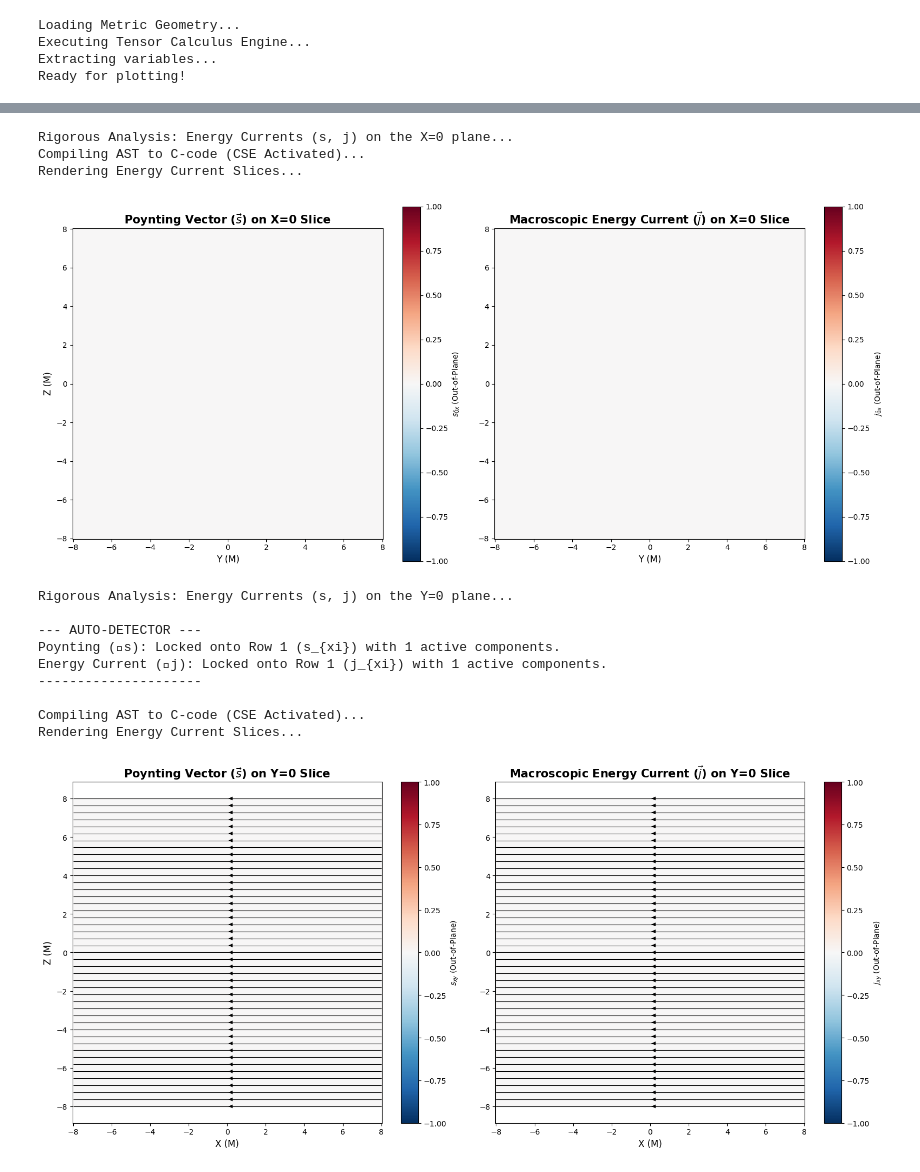
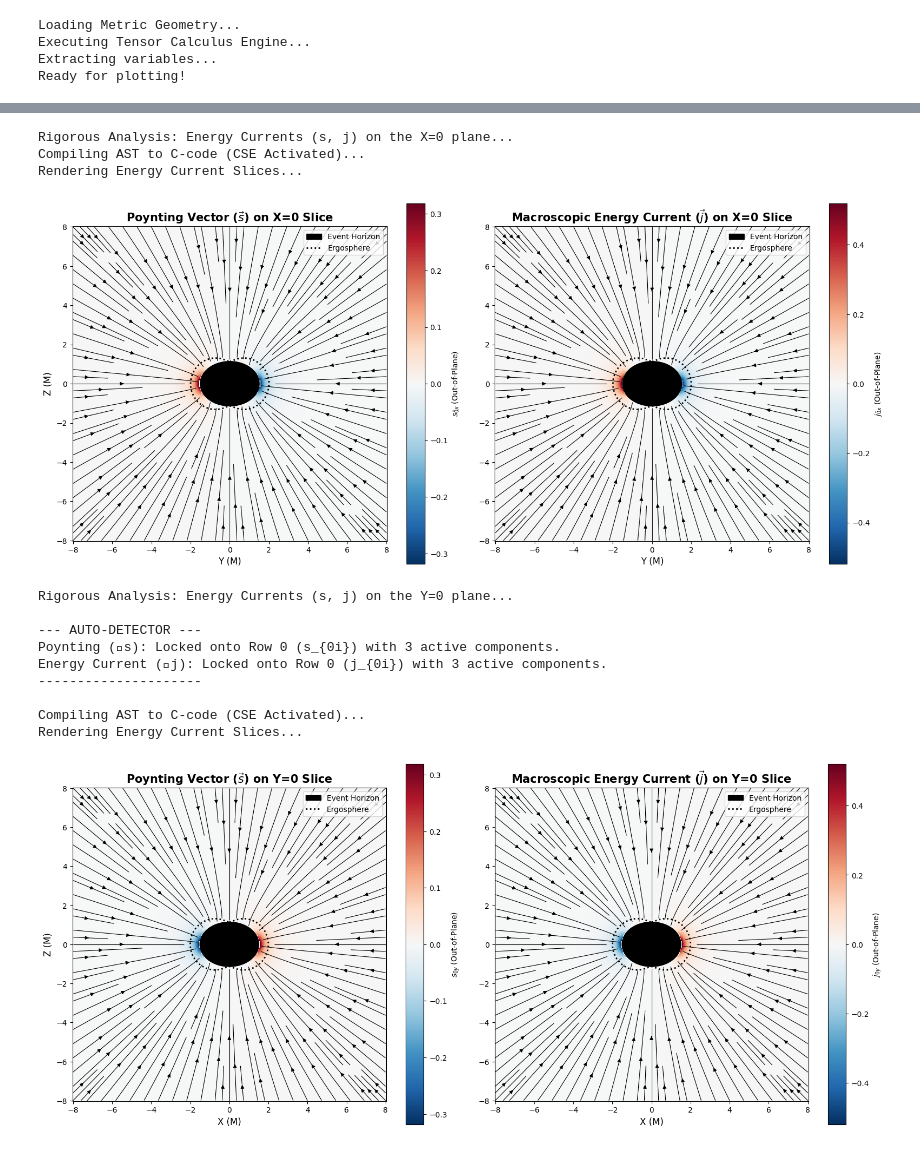
Before and after one commit to 1Aadi0/bbh-gem, a Jupyter notebook: notebooks/modular.ipynb, the cells around one changed output, grey strips where cells are left out. Cells and saved outputs as stored; diff of their text form; code cells hidden in the pictures.

```diff
--- a/notebooks/modular.ipynb
+++ b/notebooks/modular.ipynb
@@ -19,7 +19,7 @@ from Testsymbolicengine import (
 
 # 3. Load the geometry
 print("Loading Metric Geometry...")
-metric_data = get_flrw_cartesian() # Load Kerr-Schild!
+metric_data = get_schwarzschild_isotropic()  # Change this to load different metrics as needed
 
 # 4. Execute the engine
 print("Executing Tensor Calculus Engine...")
@@ -2176,7 +2176,7 @@ else:
 Rigorous Analysis: Energy Currents (s, j) on the X=0 plane...
 Compiling AST to C-code (CSE Activated)...
 Rendering Energy Current Slices...
-[figure, old version]
+[figure, new version]
 # %%
 #Auto Detector
 
@@ -2468,7 +2468,7 @@ SLICE_PLANE = 'Y' # Slice the Cartesian geometry (X, Y, or Z)
 
 m_val = 1.0
 q_val = 0.8
-a_val = 0.8
+a_val = 0.99
 qm_val = 0.8
 
 param_dict = {}
@@ -2476,36 +2476,36 @@ if M is not None: param_dict[M] = m_val
 if Q is not None: param_dict[Q] = q_val
 if a is not None: param_dict[a] = a_val
 if Qm is not None: param_dict[Qm] = qm_val
 if syms.get('a_t') is not None:
     param_dict[syms['a_t']] = 1.0
     param_dict[sp.diff(syms['a_t'], syms['t'])] = 0.5
 
 if x is not None:
     if a is not None: horizon_r = m_val + np.sqrt(m_val**2 - a_val**2)
     elif Q is not None: horizon_r = 0.5 * np.sqrt(m_val**2 - q_val**2)
     elif M is None: horizon_r = None
     else: horizon_r = m_val / 2.0
 
     plot_energy_currents_cartesian(s_hat, j_hat, SLICE_PLANE, x, y, z, param_dict, horizon_radius=horizon_r)
 
 else:
     if a is not None: horizon_r = m_val + np.sqrt(m_val**2 - a_val**2)
     elif Q is not None: horizon_r = m_val + np.sqrt(m_val**2 - q_val**2)
     elif Qm is not None: horizon_r = 1.62 * m_val
     else: horizon_r = 2.0 * m_val
 
     plot_energy_currents_spherical(s_hat, j_hat, r, theta, param_dict, horizon_radius=horizon_r)
 # %% [output]
 Rigorous Analysis: Energy Currents (s, j) on the Y=0 plane...
 
 --- AUTO-DETECTOR ---
-Poynting (⃗s): Locked onto Row 1 (s_{xi}) with 1 active components.
-Energy Current (⃗j): Locked onto Row 1 (j_{xi}) with 1 active components.
+Poynting (⃗s): Locked onto Row 0 (s_{0i}) with 3 active components.
+Energy Current (⃗j): Locked onto Row 0 (j_{0i}) with 3 active components.
 ---------------------
 
 Compiling AST to C-code (CSE Activated)...
 Rendering Energy Current Slices...
-[figure, old version]
+[figure, new version]
 # %%
 def plot_spatial_stress_cartesian(tensor_matrix, matrix_name, slice_axis, x_sym, y_sym, z_sym, param_dict, horizon_radius):
     print(f"Rigorous Analysis: Spatial Stress Tensor ({matrix_name}_ij) on the {slice_axis}=0 plane...")
```
Also changed, not shown: parts of 9 cells of this notebook.
